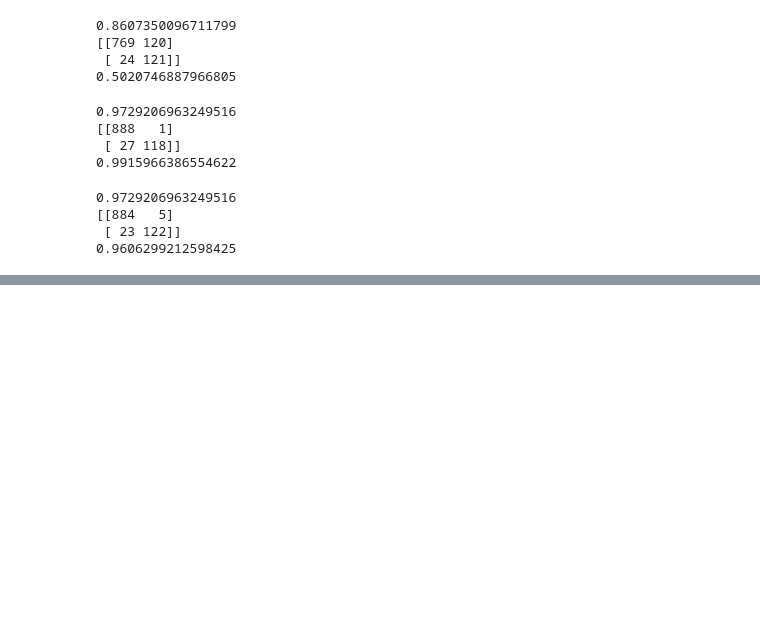
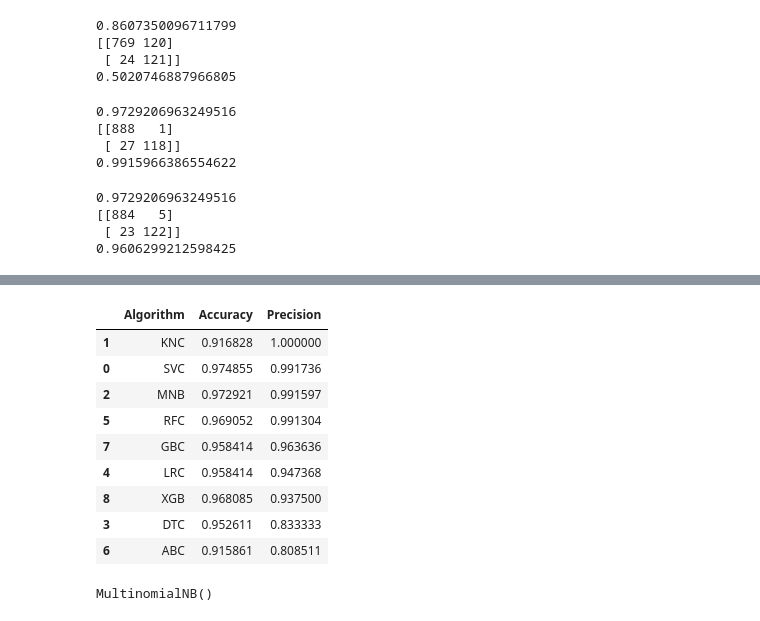
Before and after one commit to Niraj7272/DataScience, a Jupyter notebook: Practice/NLP/Spam_Classification(NLP + ML)/SpamClassification.ipynb, the cells around one changed output, grey strips where cells are left out. Cells and saved outputs as stored; diff of their text form; code cells hidden in the pictures; blank space fills up the shorter version.

```diff
--- a/Practice/NLP/Spam_Classification(NLP + ML)/SpamClassification.ipynb
+++ b/Practice/NLP/Spam_Classification(NLP + ML)/SpamClassification.ipynb
@@ -871,3 +858,5 @@ def train_classifier(clf, X_train, y_train, X_test, y_test):
     accuracy = accuracy_score(y_test, y_pred)
     precision = precision_score(y_test, y_pred)
     return accuracy, precision
+# %%
+train_classifier(lrc, X_train, y_train, X_test, y_test)
@@ -873,0 +879,13 @@ def train_classifier(clf, X_train, y_train, X_test, y_test):
+# %%
+accuracy_scores = []
+precision_scores = []
+
+for name, clf in clfs.items():
+    current_accuracy, current_precision = train_classifier(clf, X_train, y_train, X_test, y_test)
+
+    print('For', name)
+    print('Accurecy - ', current_accuracy)
+    print('Precision - ', current_precision)
+
+    accuracy_scores.append(current_accuracy)
+    precision_scores.append(current_precision)
@@ -873,0 +910,19 @@ def train_classifier(clf, X_train, y_train, X_test, y_test):
+# %%
+performance_df = pd.DataFrame({'Algorithm': clfs.keys(), 'Accuracy': accuracy_scores, 'Precision': precision_scores}).sort_values('Precision', ascending=False)
+# %%
+performance_df
+# %% [output]
+|  | Algorithm | Accuracy | Precision |
+| 1 | KNC | 0.916828 | 1.000000 |
+| 0 | SVC | 0.974855 | 0.991736 |
+| 2 | MNB | 0.972921 | 0.991597 |
+| 5 | RFC | 0.969052 | 0.991304 |
+| 7 | GBC | 0.958414 | 0.963636 |
+| 4 | LRC | 0.958414 | 0.947368 |
+| 8 | XGB | 0.968085 | 0.937500 |
+| 3 | DTC | 0.952611 | 0.833333 |
+| 6 | ABC | 0.915861 | 0.808511 |
+# %%
+mnb.fit(X_train, y_train)
+# %% [output]
+MultinomialNB()
```
Also changed, not shown: parts of 12 cells of this notebook, 1 other file.
